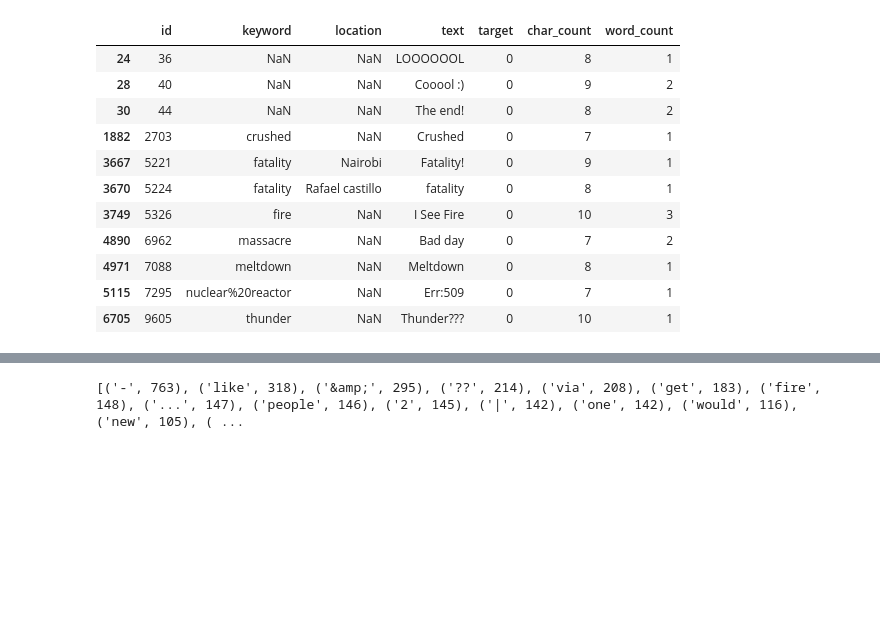
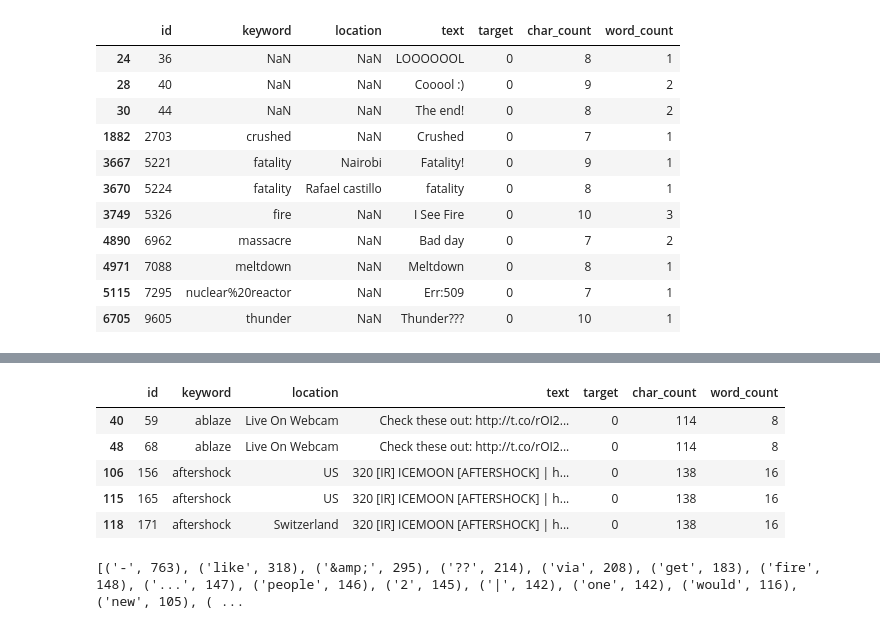
Before and after one commit to gbangban/text-nlp, a Jupyter notebook: notebook.ipynb, the cells around one changed output, grey strips where cells are left out. Cells and saved outputs as stored; diff of their text form; code cells hidden in the pictures; blank space fills up the shorter version.

```diff
--- a/notebook.ipynb
+++ b/notebook.ipynb
@@ -184,3 +197,13 @@ train_df[train_df['word_count'] < 2]
+# %%
+duplicated_texts = train_df[train_df.duplicated(['text'], keep=False)]
+duplicated_texts.head()
+# %% [output]
+|  | id | keyword | location | text | target | char_count | word_count |
+| 40 | 59 | ablaze | Live On Webcam | Check these out: http://t.co/rOI2... | 0 | 114 | 8 |
+| 48 | 68 | ablaze | Live On Webcam | Check these out: http://t.co/rOI2... | 0 | 114 | 8 |
+| 106 | 156 | aftershock | US | 320 [IR] ICEMOON [AFTERSHOCK] | h... | 0 | 138 | 16 |
+| 115 | 165 | aftershock | US | 320 [IR] ICEMOON [AFTERSHOCK] | h... | 0 | 138 | 16 |
+| 118 | 171 | aftershock | Switzerland | 320 [IR] ICEMOON [AFTERSHOCK] | h... | 0 | 138 | 16 |
 # %%
 # Tokenize and count words
 all_words = ' '.join(train_df['text']).split()
```
Also changed, not shown: parts of 17 cells of this notebook.
